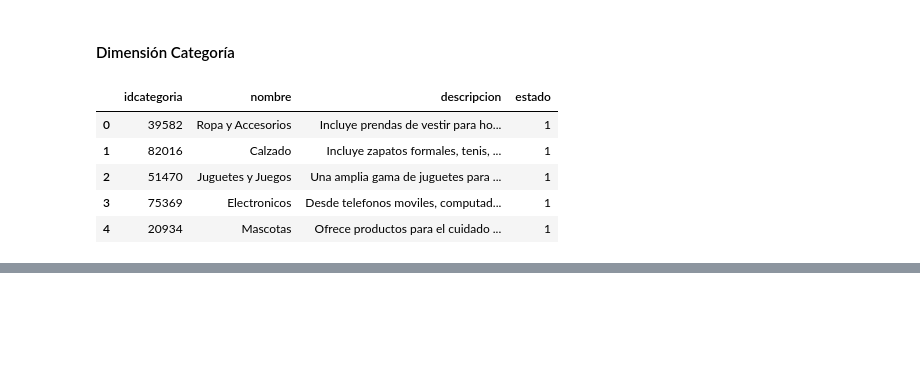
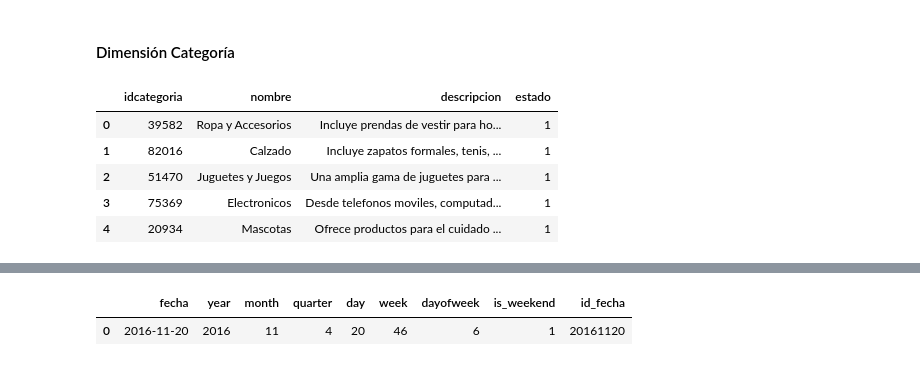
Before and after one commit to luistunag/Proyecto_Final, a Jupyter notebook: Data_Warehouse.ipynb, the cells around one changed output, grey strips where cells are left out. Cells and saved outputs as stored; diff of their text form; code cells hidden in the pictures; blank space fills up the shorter version.

```diff
--- a/Data_Warehouse.ipynb
+++ b/Data_Warehouse.ipynb
@@ -357,0 +389,10 @@ dimCategoria.head()
+# %%
+dimFecha['id_fecha'] = dimFecha['year'].astype(str) + dimFecha['month'].astype(str)
+dimFecha['id_fecha'] = dimFecha['id_fecha'].astype(str) + dimFecha['day'].astype(str)
+#dimFecha['id_fecha'] = dimFecha['id_fecha'].astype(str) + dimFechaHora['hour'].astype(str)
+#dimFechaHora['id_fecha'] = dimFechaHora['id_fecha'].astype(str) + dimFechaHora['minute'].astype(str)
+dimFecha.drop_duplicates(inplace=True)
+dimFecha.head()
+# %% [output]
+|  | fecha | year | month | quarter | day | week | dayofweek | is_weekend | id_fecha |
+| 0 | 2016-11-20 | 2016 | 11 | 4 | 20 | 46 | 6 | 1 | 20161120 |
```
Also changed, not shown: parts of 5 cells of this notebook.
